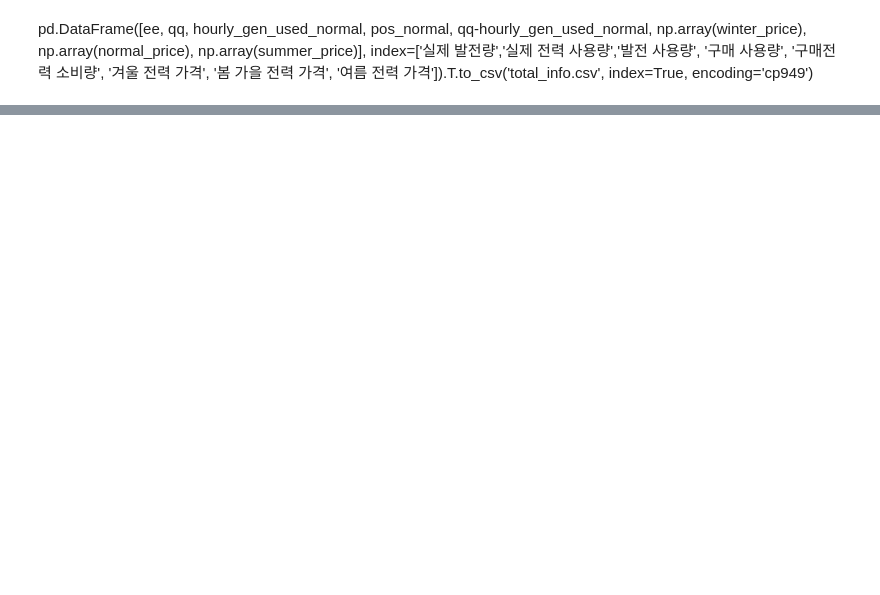
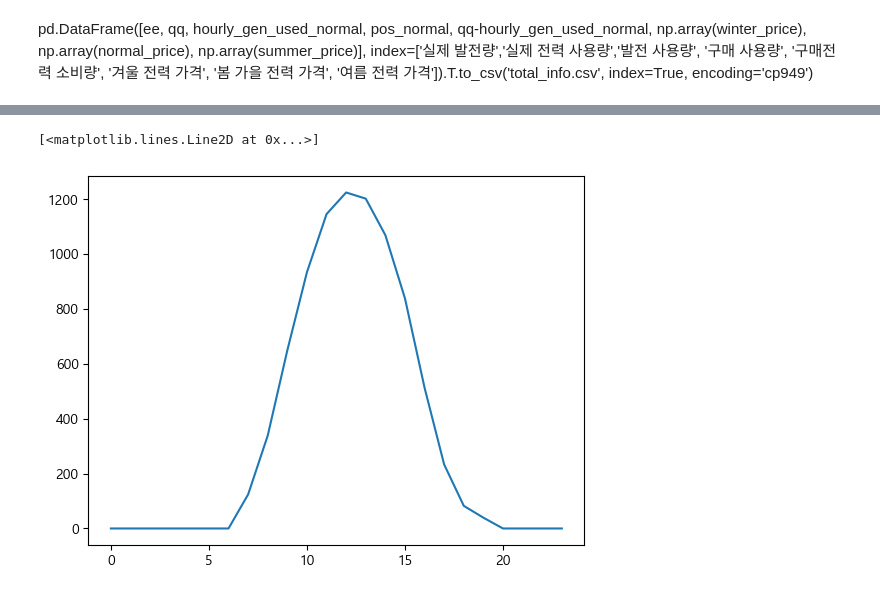
Before and after one commit to Jjineeq/Capstone_Design, a Jupyter notebook: optimal/optimal_function.ipynb, the cells around one changed output, grey strips where cells are left out. Saved outputs shown, nothing was run; the diff lists cells and outputs as text; code cells hidden in the pictures; blank space fills up the shorter version.

```diff
--- a/optimal/optimal_function.ipynb
+++ b/optimal/optimal_function.ipynb
@@ -902,0 +962,5 @@ print(optimal_costs)
+# %%
+plt.plot(ee_2)
+# %% [output]
+[<matplotlib.lines.Line2D at 0x...>]
+[figure, added]
```
Also changed, not shown: parts of 30 cells of this notebook, 1 other file.
